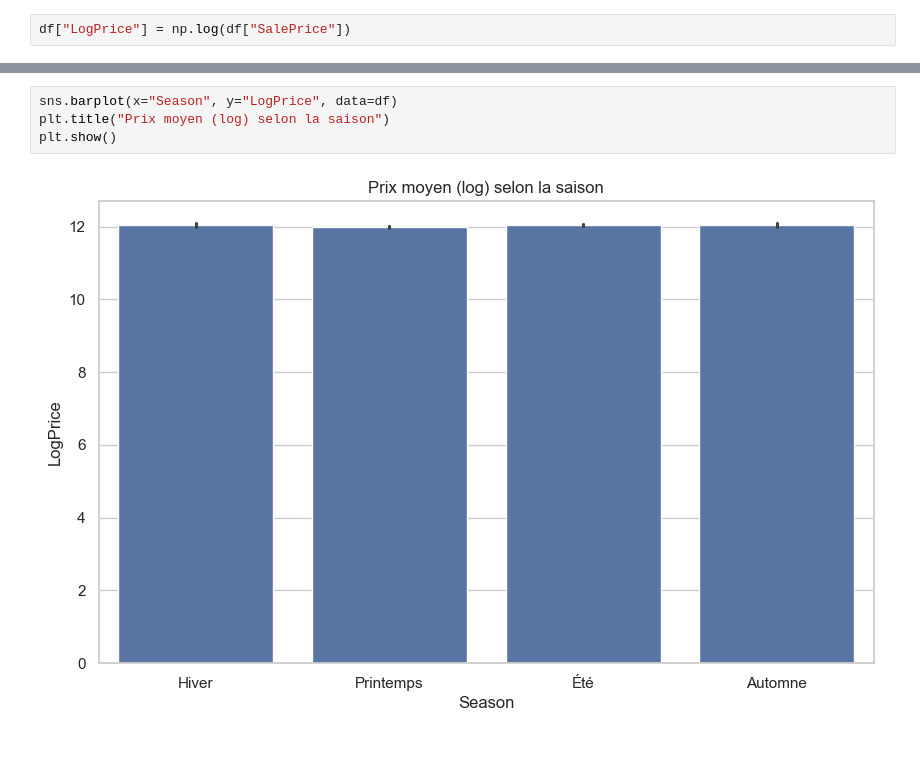
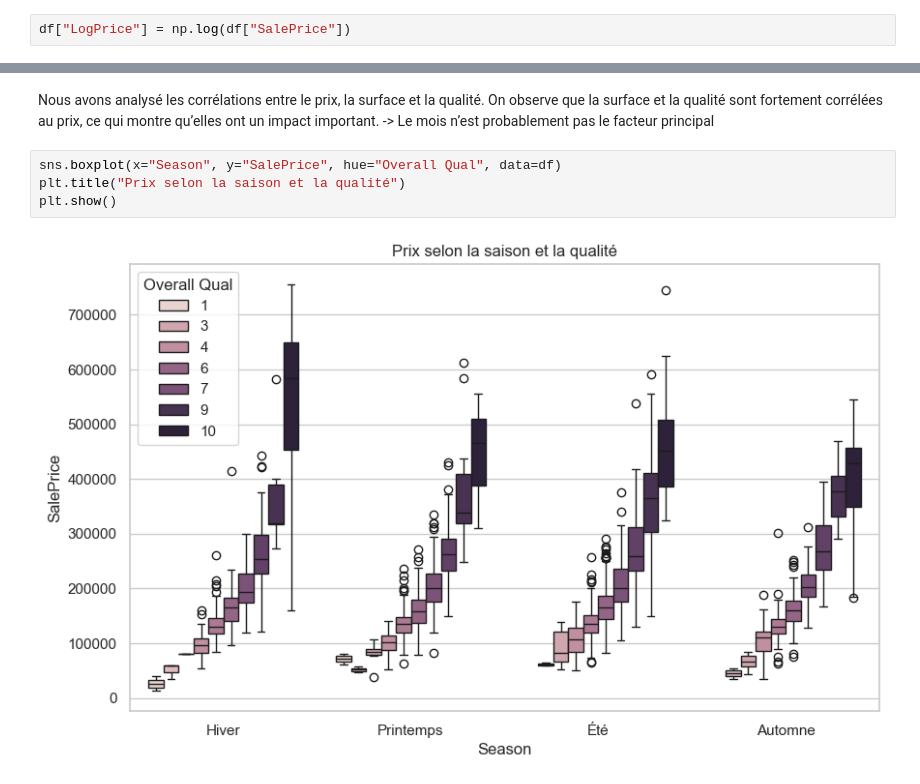
Before and after one commit to AnjaraAndriatseheno/Exo_Visualisation, a Jupyter notebook: oral.ipynb, the cells around one changed output, grey strips where cells are left out. Cells and saved outputs as stored; diff of their text form; blank space fills up the shorter version.

```diff
--- a/oral.ipynb
+++ b/oral.ipynb
@@ -285,6 +269,10 @@ Nous utilisons une régression linéaire avec la saison comme variable catégori
+# %% [markdown]
+Nous avons analysé les corrélations entre le prix, la surface et la qualité.
+On observe que la surface et la qualité sont fortement corrélées au prix, ce qui montre qu’elles ont un impact important.
+-> Le mois n’est probablement pas le facteur principal
 # %%
-sns.barplot(x="Season", y="LogPrice", data=df)
-plt.title("Prix moyen (log) selon la saison")
+sns.boxplot(x="Season", y="SalePrice", hue="Overall Qual", data=df)
+plt.title("Prix selon la saison et la qualité")
 plt.show()
 # %% [output]
-[figure, old version]
+[figure, new version]
```
Also changed, not shown: parts of 9 cells of this notebook.
